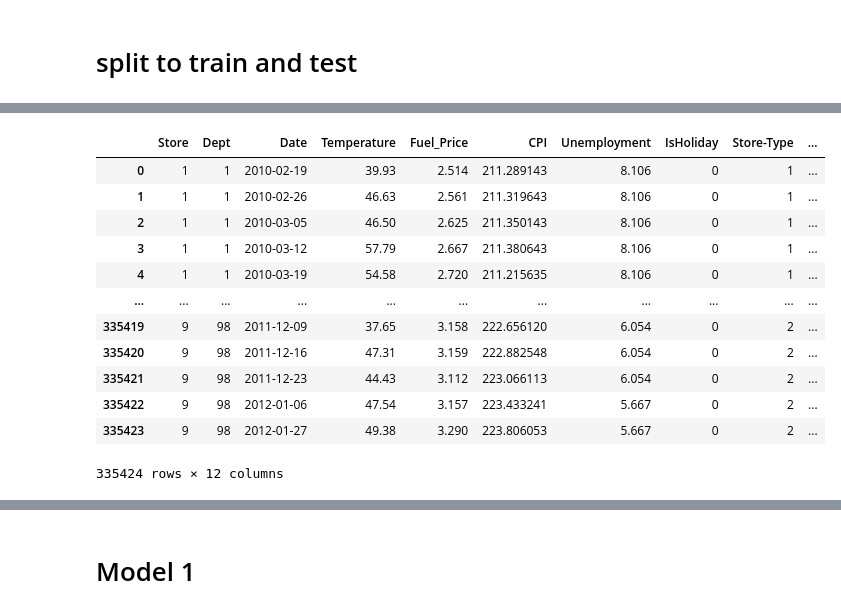
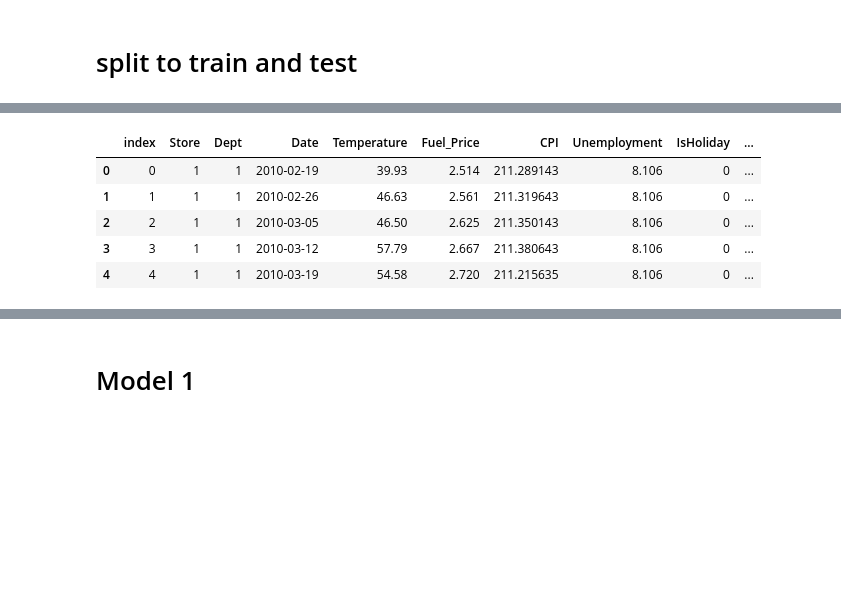
Before and after one commit to LiorShiboli/urinakysis-analysis, a Jupyter notebook: notebooks/walmart.ipynb, the cells around one changed output, grey strips where cells are left out. Cells and saved outputs as stored; diff of their text form; code cells hidden in the pictures; blank space fills up the shorter version.

Commit message:
single store

```diff
--- a/notebooks/walmart.ipynb
+++ b/notebooks/walmart.ipynb
@@ -40,5 +48,7 @@ train_original_df["Date"] = train_original_df["Date"].apply(pd.to_datetime)
 # %%
 df = train_original_df.copy()
+# %%
+df = df[(df["Store"] == 1) & (df["Dept"] == 1)]
 # %% [markdown]
 # Combine the tables
 # %%
@@ -201,5 +211,14 @@ df
 # %% [markdown]
 # split to train and test
+# %%
+sorted_dates = df.sort_values(by="Date")["Date"]
+sorted_dates = sorted_dates.reset_index()["Date"]
+
+limit_date = sorted_dates.head(int(sorted_dates.count() * 0.8)).max()
+
+df = df[df["Date"] <= limit_date].copy()
+
+df = df.reset_index()
 # %%
 sorted_dates = df.sort_values(by="Date")["Date"]
 sorted_dates = sorted_dates.reset_index()["Date"]
@@ -263,19 +286,12 @@ test_df["Store-Size"] = (test_df["Store-Size"] - mean_size) / std_size
 train_df = train_df.drop(columns=["index-2"])
 test_df = test_df.drop(columns=["index-2"])
 # %%
-train_df
+train_df.head()
 # %% [output]
-|  | Store | Dept | Date | Temperature | Fuel_Price | CPI | Unemployment | IsHoliday | Store-Type | ... |
-| 0 | 1 | 1 | 2010-02-19 | 39.93 | 2.514 | 211.289143 | 8.106 | 0 | 1 | ... |
-| 1 | 1 | 1 | 2010-02-26 | 46.63 | 2.561 | 211.319643 | 8.106 | 0 | 1 | ... |
-| 2 | 1 | 1 | 2010-03-05 | 46.50 | 2.625 | 211.350143 | 8.106 | 0 | 1 | ... |
-| 3 | 1 | 1 | 2010-03-12 | 57.79 | 2.667 | 211.380643 | 8.106 | 0 | 1 | ... |
-| 4 | 1 | 1 | 2010-03-19 | 54.58 | 2.720 | 211.215635 | 8.106 | 0 | 1 | ... |
-| ... | ... | ... | ... | ... | ... | ... | ... | ... | ... | ... |
-| 335419 | 9 | 98 | 2011-12-09 | 37.65 | 3.158 | 222.656120 | 6.054 | 0 | 2 | ... |
-| 335420 | 9 | 98 | 2011-12-16 | 47.31 | 3.159 | 222.882548 | 6.054 | 0 | 2 | ... |
-| 335421 | 9 | 98 | 2011-12-23 | 44.43 | 3.112 | 223.066113 | 6.054 | 0 | 2 | ... |
-| 335422 | 9 | 98 | 2012-01-06 | 47.54 | 3.157 | 223.433241 | 5.667 | 0 | 2 | ... |
-| 335423 | 9 | 98 | 2012-01-27 | 49.38 | 3.290 | 223.806053 | 5.667 | 0 | 2 | ... |
+|  | index | Store | Dept | Date | Temperature | Fuel_Price | CPI | Unemployment | IsHoliday | ... |
+| 0 | 0 | 1 | 1 | 2010-02-19 | 39.93 | 2.514 | 211.289143 | 8.106 | 0 | ... |
+| 1 | 1 | 1 | 1 | 2010-02-26 | 46.63 | 2.561 | 211.319643 | 8.106 | 0 | ... |
+| 2 | 2 | 1 | 1 | 2010-03-05 | 46.50 | 2.625 | 211.350143 | 8.106 | 0 | ... |
+| 3 | 3 | 1 | 1 | 2010-03-12 | 57.79 | 2.667 | 211.380643 | 8.106 | 0 | ... |
+| 4 | 4 | 1 | 1 | 2010-03-19 | 54.58 | 2.720 | 211.215635 | 8.106 | 0 | ... |
-335424 rows × 12 columns
 # %%
```
Also changed, not shown: parts of 47 cells of this notebook.
